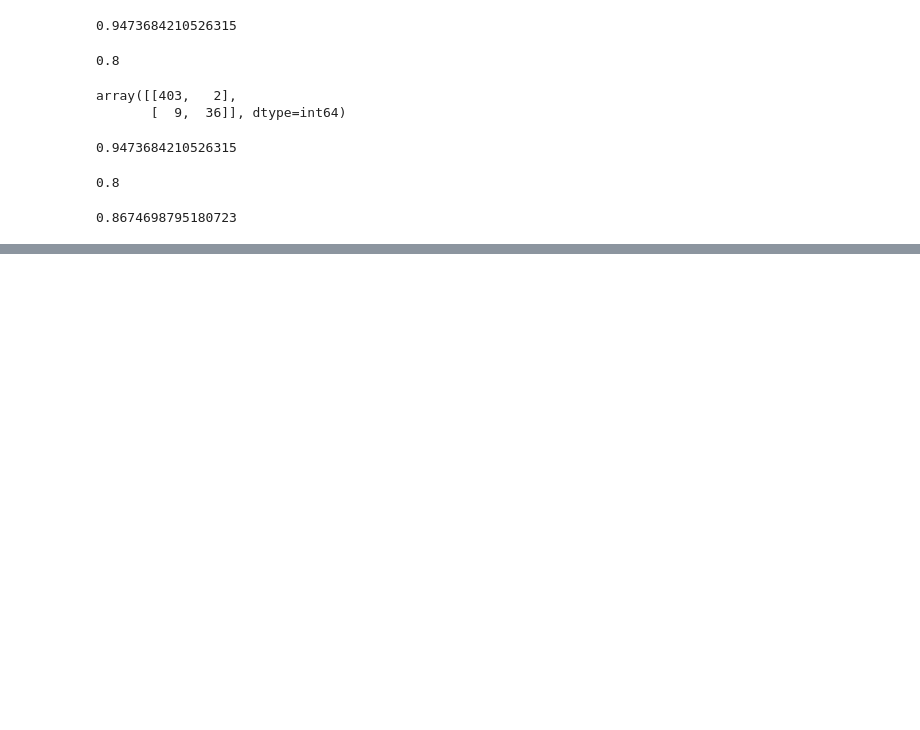
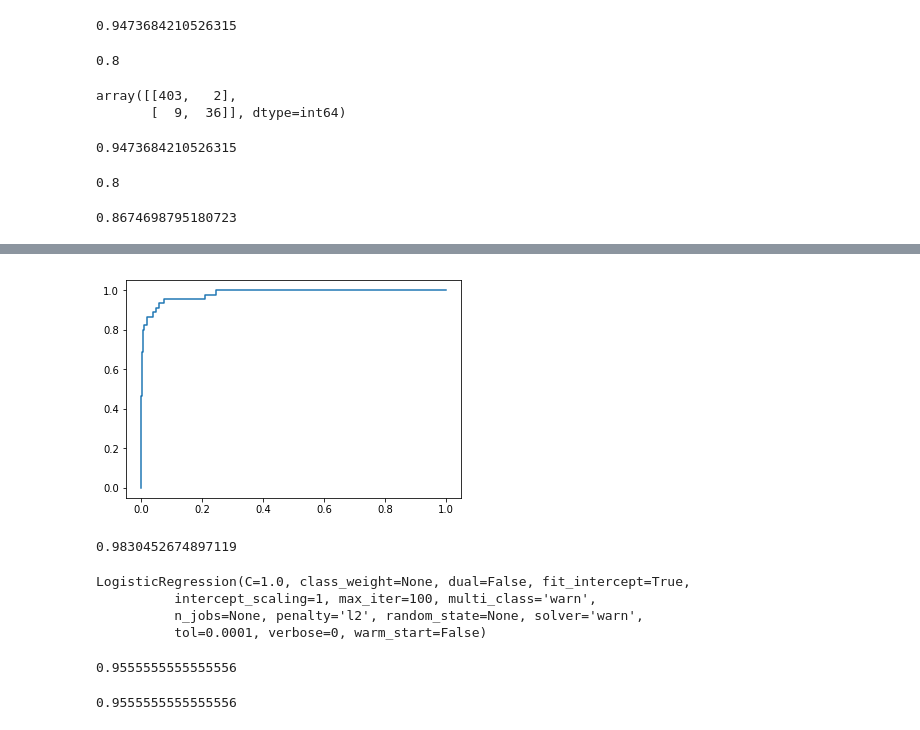
Before and after one commit to luxuantao/sklearn_training, a Jupyter notebook: precision_recall_rate.ipynb, the cells around one changed output, grey strips where cells are left out. Drawn from its saved outputs; the diff is of its cells as text; code cells hidden in the pictures; blank space fills up the shorter version.

```diff
--- a/precision_recall_rate.ipynb
+++ b/precision_recall_rate.ipynb
@@ -111,0 +175,15 @@ f1_score(y_test, y_log_predict)
+# %%
+from sklearn.metrics import roc_curve
+
+fprs, tprs, thresholds = roc_curve(y_test, decision_scores)
+# %%
+plt.plot(fprs, tprs)
+plt.show()
+# %% [output]
+[figure, added]
+# %%
+from sklearn.metrics import roc_auc_score
+
+roc_auc_score(y_test, decision_scores)
+# %% [output]
+0.9830452674897119
@@ -111,0 +196,12 @@ f1_score(y_test, y_log_predict)
+# %%
+log_reg = LogisticRegression()
+log_reg.fit(x_train, y_train)
+# %% [output]
+LogisticRegression(C=1.0, class_weight=None, dual=False, fit_intercept=True,
+          intercept_scaling=1, max_iter=100, multi_class='warn',
+          n_jobs=None, penalty='l2', random_state=None, solver='warn',
+          tol=0.0001, verbose=0, warm_start=False)
+# %%
+log_reg.score(x_test, y_test)
+# %% [output]
+0.9555555555555556
@@ -111,0 +210,4 @@ f1_score(y_test, y_log_predict)
+# %%
+precision_score(y_test, y_predict, average='micro')
+# %% [output]
+0.9555555555555556
```
Also changed, not shown: parts of 23 cells of this notebook, 3 other files.
